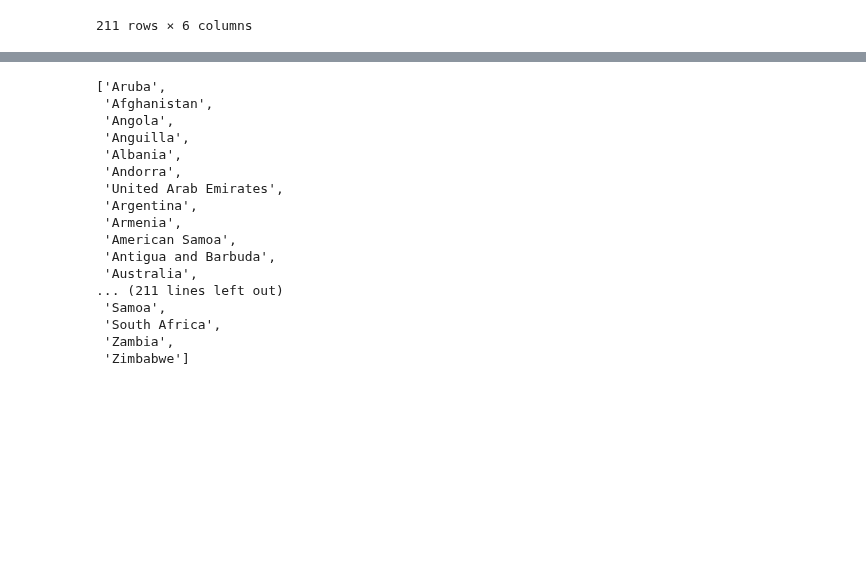
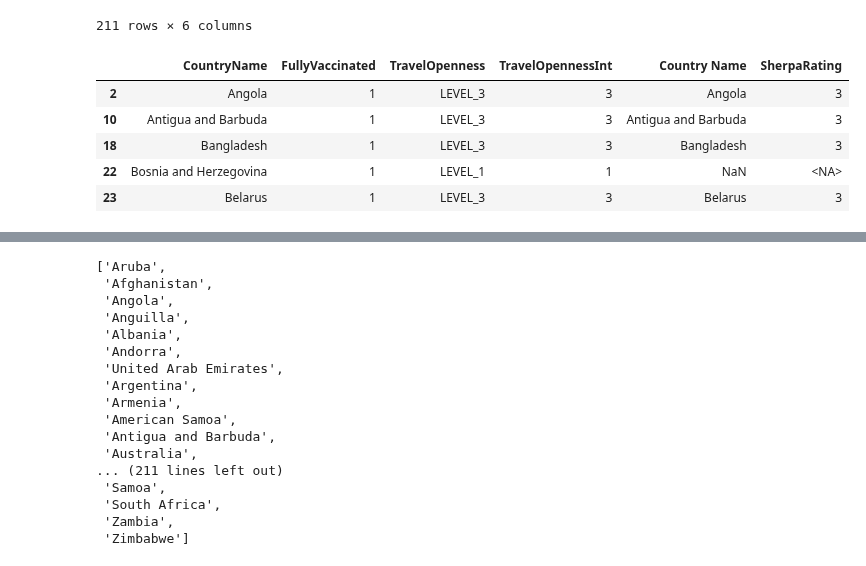
Before and after one commit to bossiilaria/Python, a Jupyter notebook: IntlExp/IntlExp.ipynb, the cells around one changed output, grey strips where cells are left out. Saved outputs shown, nothing was run; the diff lists cells and outputs as text; code cells hidden in the pictures; blank space fills up the shorter version.

```diff
--- a/IntlExp/IntlExp.ipynb
+++ b/IntlExp/IntlExp.ipynb
@@ -755,3 +753,13 @@ DF1 = mergedDF.query('CountryName != `Country Name` and TravelOpennessInt == 1 o
 DF2 = mergedDF.query('CountryName != `Country Name` and (TravelOpennessInt == 1 or TravelOpennessInt == 3)')
 # %%
 DF3 = mergedDF.query('(CountryName != `Country Name` and TravelOpennessInt == 1) or TravelOpennessInt == 3')
+# %%
+#I immediately see that DF1 and DF3 are different than DF2. Next challenge is to figure out if DF3 is equal to DF1 or not
+DF1.head()
+# %% [output]
+|  | CountryName | FullyVaccinated | TravelOpenness | TravelOpennessInt | Country Name | SherpaRating |
+| 2 | Angola | 1 | LEVEL_3 | 3 | Angola | 3 |
+| 10 | Antigua and Barbuda | 1 | LEVEL_3 | 3 | Antigua and Barbuda | 3 |
+| 18 | Bangladesh | 1 | LEVEL_3 | 3 | Bangladesh | 3 |
+| 22 | Bosnia and Herzegovina | 1 | LEVEL_1 | 1 | NaN | <NA> |
+| 23 | Belarus | 1 | LEVEL_3 | 3 | Belarus | 3 |
```
Also changed, not shown: parts of 19 cells of this notebook, 3 other files.
